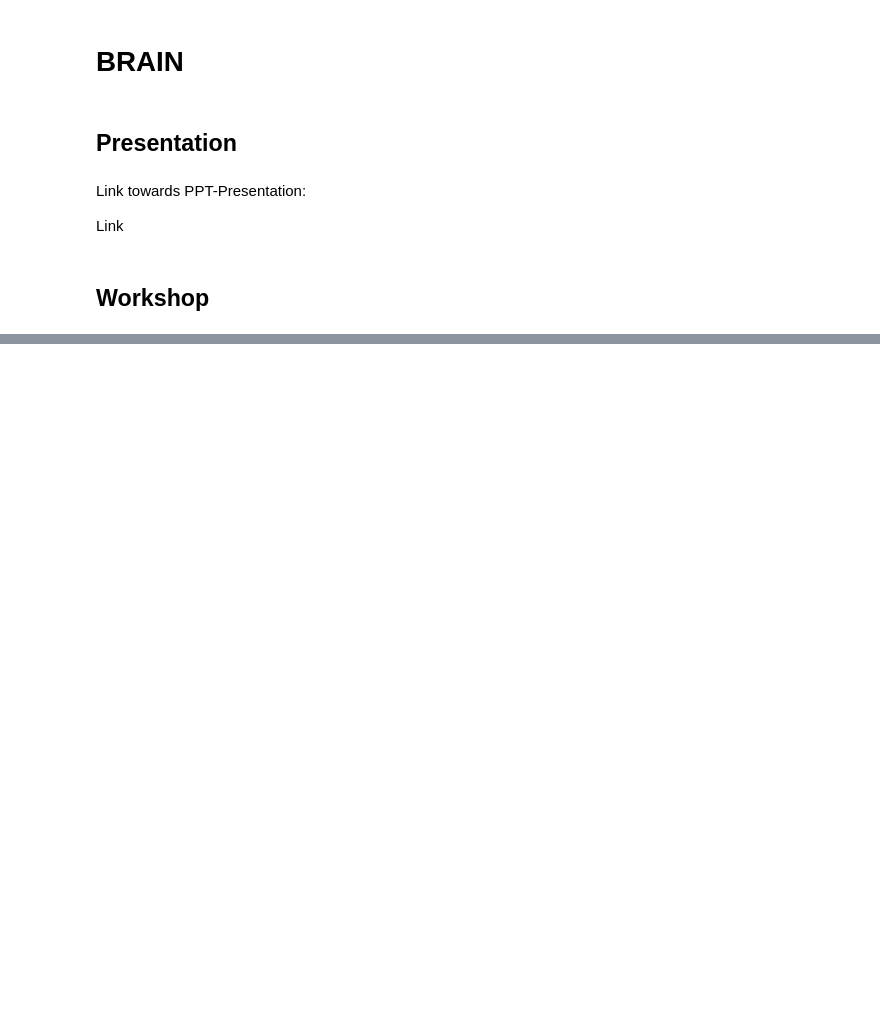
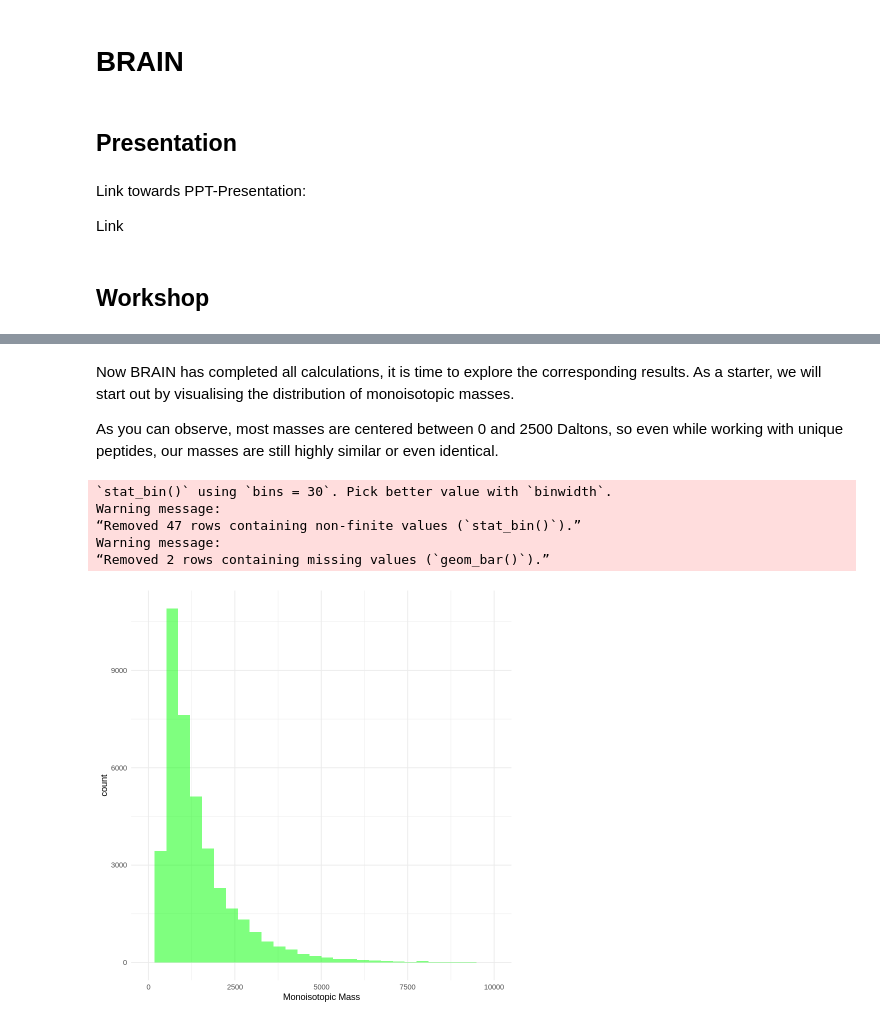
Before and after one commit to VilenneFrederique/EuBIC2024WS, a Jupyter notebook: EuBIC_Valkenborg_lab_Workshop.ipynb, the cells around one changed output, grey strips where cells are left out. Drawn from its saved outputs; the diff is of its cells as text; code cells hidden in the pictures; blank space fills up the shorter version.

```diff
--- a/EuBIC_Valkenborg_lab_Workshop.ipynb
+++ b/EuBIC_Valkenborg_lab_Workshop.ipynb
@@ -88,0 +105,3 @@ Bateman, A., Martin, M., Orchard, S., Magrane, M., Ahmad, S., Alpi, E., Bowler-B
+# %%
+Human_proteome_sampled <- sample(Human_proteome, size = 1000, replace = FALSE)
+length(Human_proteome_sampled)
@@ -88,0 +122,23 @@ Bateman, A., Martin, M., Orchard, S., Magrane, M., Ahmad, S., Alpi, E., Bowler-B
+# %%
+# Function to perform tryptic digest on a single peptide sequence
+tryptic_digest <- function(peptide) {
+  # Use gsub to replace K or R with a space if they are not followed by P
+  cleaved_peptides <- gsub("(K|R)(?!P)", "\\1 ", peptide, perl = TRUE)
+
+  # Split the modified peptide into fragments
+  fragments <- unlist(strsplit(cleaved_peptides, " "))
+
+  # Remove empty strings from the fragments
+  fragments <- fragments[nchar(fragments) > 0]
+
+  return(fragments)
+}
+# %%
+# Apply tryptic_digest function to each peptide in the vector
+Human_peptides <- lapply(Human_proteome_sampled, tryptic_digest)
+
+# Flatten the list of lists into a single vector
+Human_peptides <- unlist(Human_peptides)
+
+# Number of peptides
+length(Human_peptides)
@@ -88,0 +149,3 @@ Bateman, A., Martin, M., Orchard, S., Magrane, M., Ahmad, S., Alpi, E., Bowler-B
+# %%
+Human_peptides_unique <- unique(Human_peptides)
+length(Human_peptides_unique)
@@ -88,0 +216,17 @@ Bateman, A., Martin, M., Orchard, S., Magrane, M., Ahmad, S., Alpi, E., Bowler-B
+# %% [markdown]
+Now BRAIN has completed all calculations, it is time to explore the corresponding results. As a starter, we will start out by visualising the distribution of monoisotopic masses.
+
+As you can observe, most masses are centered between 0 and 2500 Daltons, so even while working with unique peptides, our masses are still highly similar or even identical.
+# %%
+Human_peptides_DF %>%
+  ggplot(aes(x = `Monoisotopic Mass`)) +
+  geom_histogram(fill = "green", alpha = 0.5) +
+  xlim(0, 10000) +
+  theme_minimal()
+# %% [output]
+`stat_bin()` using `bins = 30`. Pick better value with `binwidth`.
+Warning message:
+“Removed 47 rows containing non-finite values (`stat_bin()`).”
+Warning message:
+“Removed 2 rows containing missing values (`geom_bar()`).”
+[figure, added]
```
Also changed, not shown: parts of 20 cells of this notebook.
